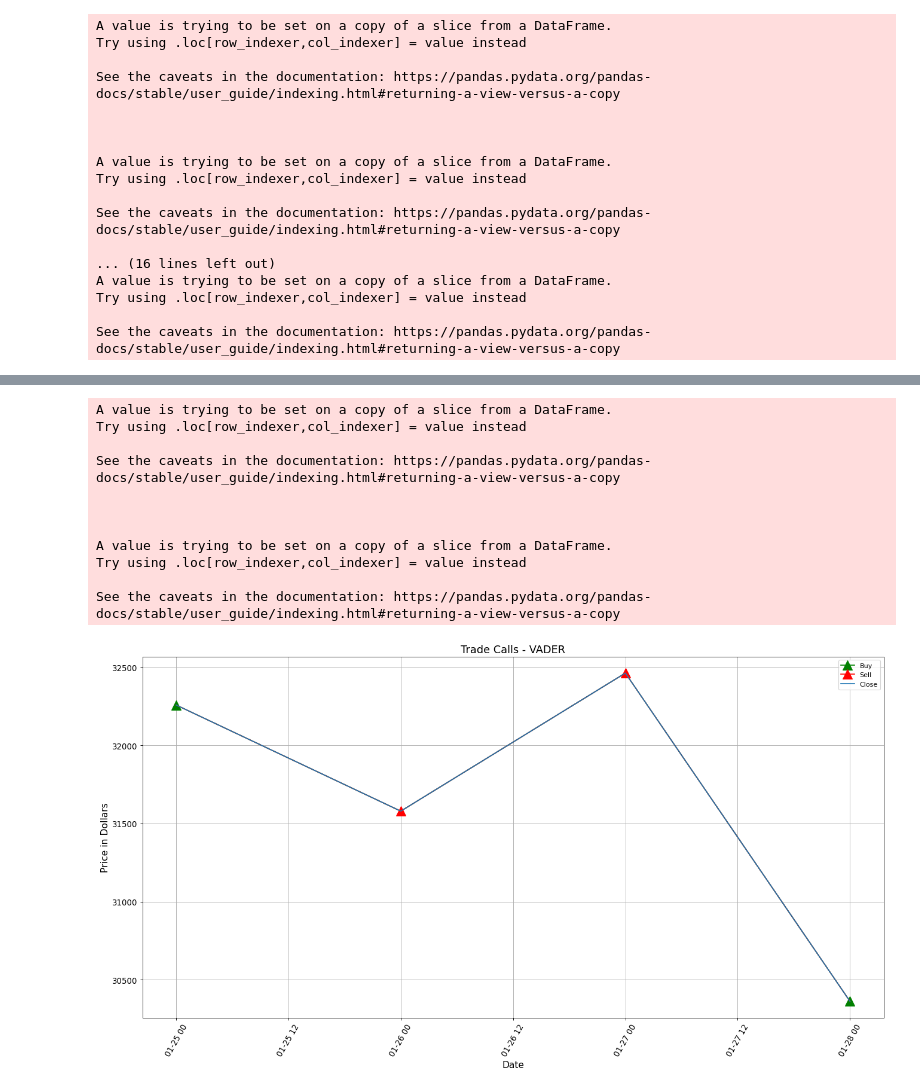
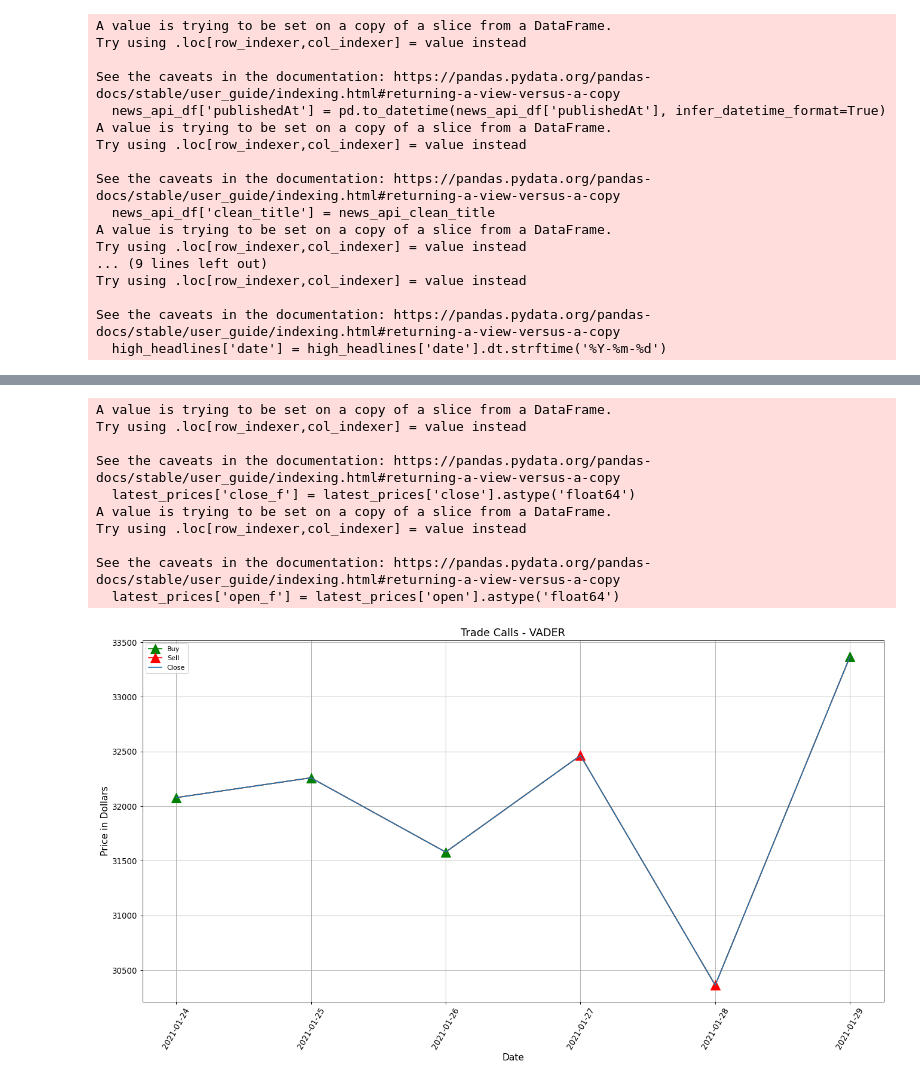
Before and after one commit to RMacW98/FYProject, a Jupyter notebook: Article Streaming/Crypto Caller Extended.ipynb, the cells around one changed output, grey strips where cells are left out. Saved outputs shown, nothing was run; the diff lists cells and outputs as text; code cells hidden in the pictures.

Commit message:
Cleaned up streaming folder

```diff
--- a/Article Streaming/Crypto Caller Extended.ipynb
+++ b/Article Streaming/Crypto Caller Extended.ipynb
@@ -358,7 +358,7 @@ class PriceStreamer:
         )
 
         tomorrows_date = (datetime.today() + timedelta(days=1)).strftime("%Y-%m-%d")
-        starting_date = '2021-01-24'
+        starting_date = '2021-01-23'
 
 
         prices_df = pd.DataFrame(candles)
@@ -377,22 +377,6 @@ class TradeCalls:
 
     def vizualise_calls(self, sentiment_Buy, sentiment_Sell):
         """
-        # get the candles
-        candles = client.get_candles(
-            'binance',  # exchange
-            'BTC',      # base_trading_symbol
-            'USDT',      # quote_trading_symbol
-            '1h'       # interval
-        )
-        todays_date = '2021-01-29'
-        yesterdays_date = '2021-01-24'
-
-
-        prices_df = pd.DataFrame(candles)
-        prices_df['time'] = pd.to_datetime(prices_df['time'], format="%Y-%m-%d %H:%M:%S").astype(str).str[:-6]
-
-        latest_prices = prices_df[(prices_df['time'] > yesterdays_date) & (prices_df['time'] <todays_date)]
-
         # construct the figure
         fig = go.Figure(data=[go.Candlestick(x=latest_prices['time'],
                                open=latest_prices['open'], high=latest_prices['high'],
@@ -527,8 +511,8 @@ if __name__ == '__main__':
 
     high_headlines = high_headlines.drop(columns=['index'])
 
-    #high_headlines.to_csv(f'.\datasets\{date}sentiment.csv', index=False)
-    #high_headlines.to_csv(f'.\datasets\overall_sentiment.csv', index=False, mode='a', header=False)
+    high_headlines.to_csv(f'.\datasets\{date}sentiment.csv', index=False)
+    high_headlines.to_csv(f'.\datasets\overall_sentiment.csv', index=False, mode='a', header=False)
 
     overall_headlines = pd.read_csv('.\datasets\overall_sentiment.csv')
 
@@ -538,16 +522,16 @@ A value is trying to be set on a copy of a slice from a DataFrame.
 Try using .loc[row_indexer,col_indexer] = value instead
 
 See the caveats in the documentation: https://pandas.pydata.org/pandas-docs/stable/user_guide/indexing.html#returning-a-view-versus-a-copy
-
-
-
+  news_api_df['publishedAt'] = pd.to_datetime(news_api_df['publishedAt'], infer_datetime_format=True)
 A value is trying to be set on a copy of a slice from a DataFrame.
 Try using .loc[row_indexer,col_indexer] = value instead
 
 See the caveats in the documentation: https://pandas.pydata.org/pandas-docs/stable/user_guide/indexing.html#returning-a-view-versus-a-copy
-
-... (16 lines left out)
+  news_api_df['clean_title'] = news_api_clean_title
 A value is trying to be set on a copy of a slice from a DataFrame.
+Try using .loc[row_indexer,col_indexer] = value instead
+... (9 lines left out)
 Try using .loc[row_indexer,col_indexer] = value instead
 
 See the caveats in the documentation: https://pandas.pydata.org/pandas-docs/stable/user_guide/indexing.html#returning-a-view-versus-a-copy
+  high_headlines['date'] = high_headlines['date'].dt.strftime('%Y-%m-%d')
@@ -554,16 +540,15 @@ See the caveats in the documentation: https://pandas.pydata.org/pandas-docs/stab
 Trade Call for 2021-01-25 00:00:00 is Buy.
 Trade Call for 2021-01-26 00:00:00 is Sell.
 Trade Call for 2021-01-27 00:00:00 is Sell.
 Trade Call for 2021-01-28 00:00:00 is Buy.
 A value is trying to be set on a copy of a slice from a DataFrame.
 Try using .loc[row_indexer,col_indexer] = value instead
 
 See the caveats in the documentation: https://pandas.pydata.org/pandas-docs/stable/user_guide/indexing.html#returning-a-view-versus-a-copy
-
-
-
+  latest_prices['close_f'] = latest_prices['close'].astype('float64')
 A value is trying to be set on a copy of a slice from a DataFrame.
 Try using .loc[row_indexer,col_indexer] = value instead
 
 See the caveats in the documentation: https://pandas.pydata.org/pandas-docs/stable/user_guide/indexing.html#returning-a-view-versus-a-copy
+  latest_prices['open_f'] = latest_prices['open'].astype('float64')
-[figure, old version]
+[figure, new version]
```
Also changed, not shown: parts of 2 cells of this notebook, 23 other files.
